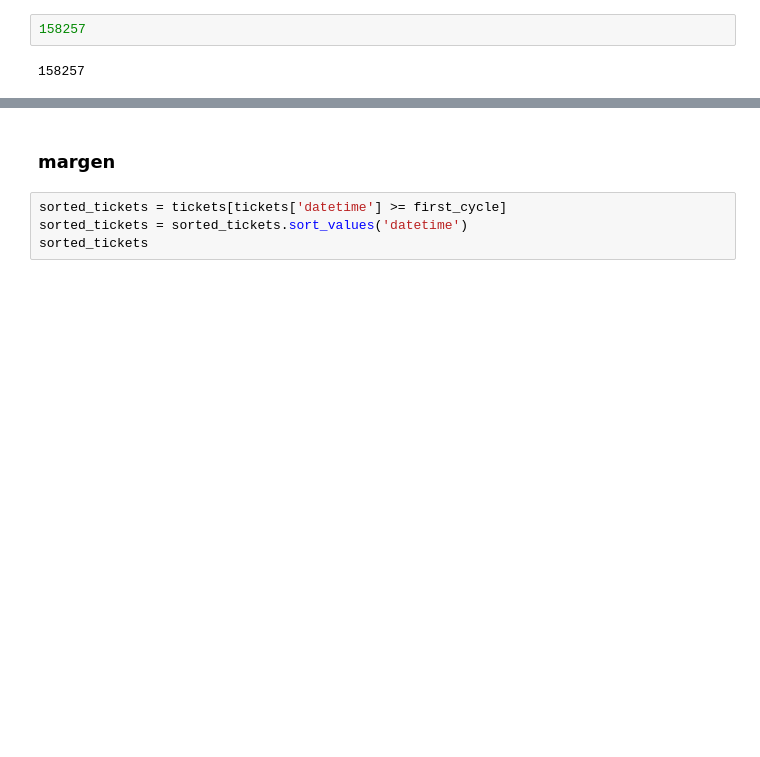
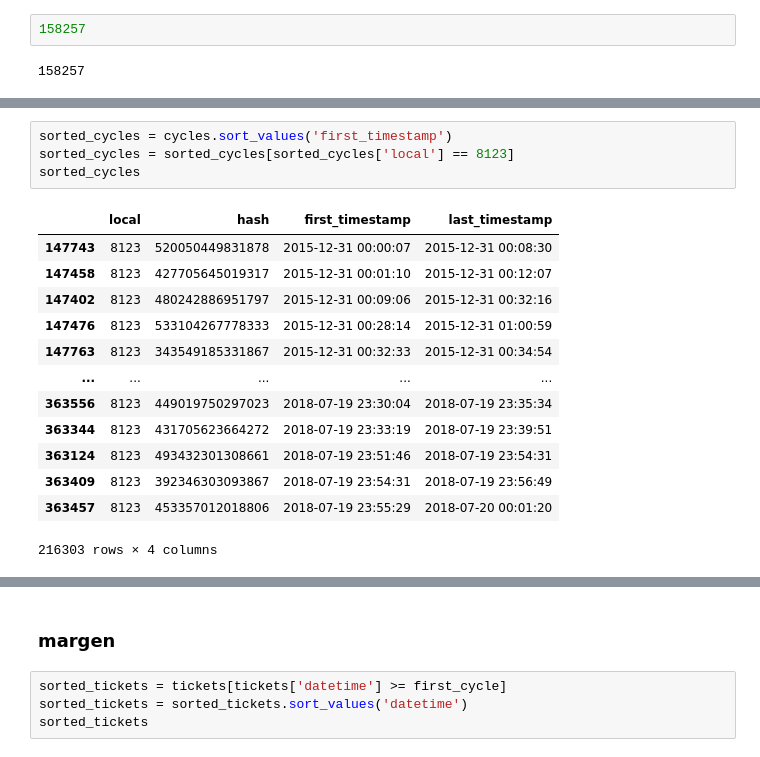
Before and after one commit to alexjustbarcelona/data_exploration, a Jupyter notebook: src/data_exploration.ipynb, the cells around one changed output, grey strips where cells are left out. Saved outputs shown, nothing was run; the diff lists cells and outputs as text; blank space fills up the shorter version.

```diff
--- a/src/data_exploration.ipynb
+++ b/src/data_exploration.ipynb
@@ -199,0 +223,18 @@ dtype: int64
+# %%
+sorted_cycles = cycles.sort_values('first_timestamp')
+sorted_cycles = sorted_cycles[sorted_cycles['local'] == 8123]
+sorted_cycles
+# %% [output]
+|  | local | hash | first_timestamp | last_timestamp |
+| 147743 | 8123 | 520050449831878 | 2015-12-31 00:00:07 | 2015-12-31 00:08:30 |
+| 147458 | 8123 | 427705645019317 | 2015-12-31 00:01:10 | 2015-12-31 00:12:07 |
+| 147402 | 8123 | 480242886951797 | 2015-12-31 00:09:06 | 2015-12-31 00:32:16 |
+| 147476 | 8123 | 533104267778333 | 2015-12-31 00:28:14 | 2015-12-31 01:00:59 |
+| 147763 | 8123 | 343549185331867 | 2015-12-31 00:32:33 | 2015-12-31 00:34:54 |
+| ... | ... | ... | ... | ... |
+| 363556 | 8123 | 449019750297023 | 2018-07-19 23:30:04 | 2018-07-19 23:35:34 |
+| 363344 | 8123 | 431705623664272 | 2018-07-19 23:33:19 | 2018-07-19 23:39:51 |
+| 363124 | 8123 | 493432301308661 | 2018-07-19 23:51:46 | 2018-07-19 23:54:31 |
+| 363409 | 8123 | 392346303093867 | 2018-07-19 23:54:31 | 2018-07-19 23:56:49 |
+| 363457 | 8123 | 453357012018806 | 2018-07-19 23:55:29 | 2018-07-20 00:01:20 |
+216303 rows × 4 columns
```
Also changed, not shown: parts of 7 cells of this notebook.
